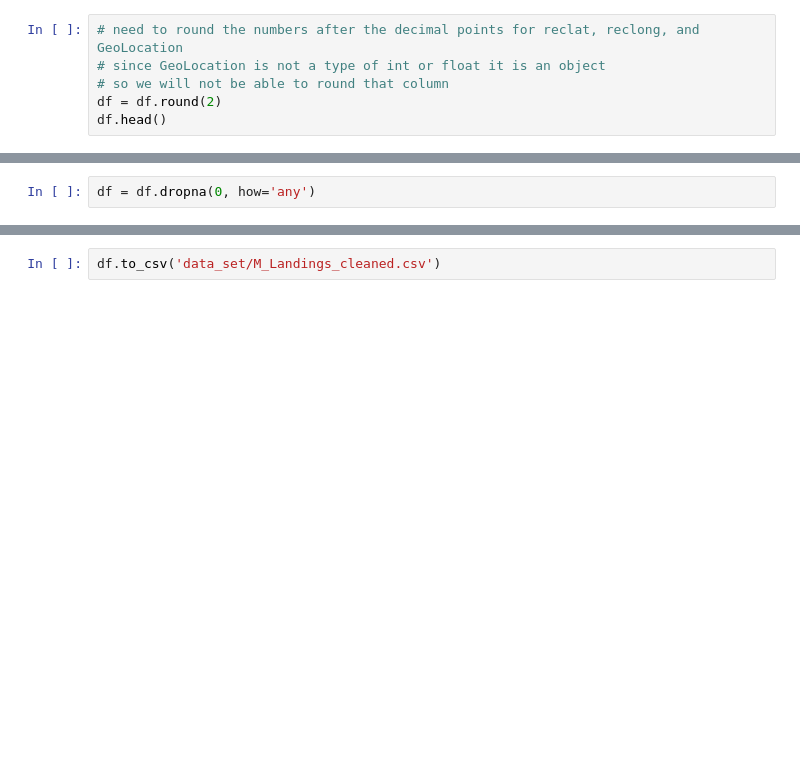
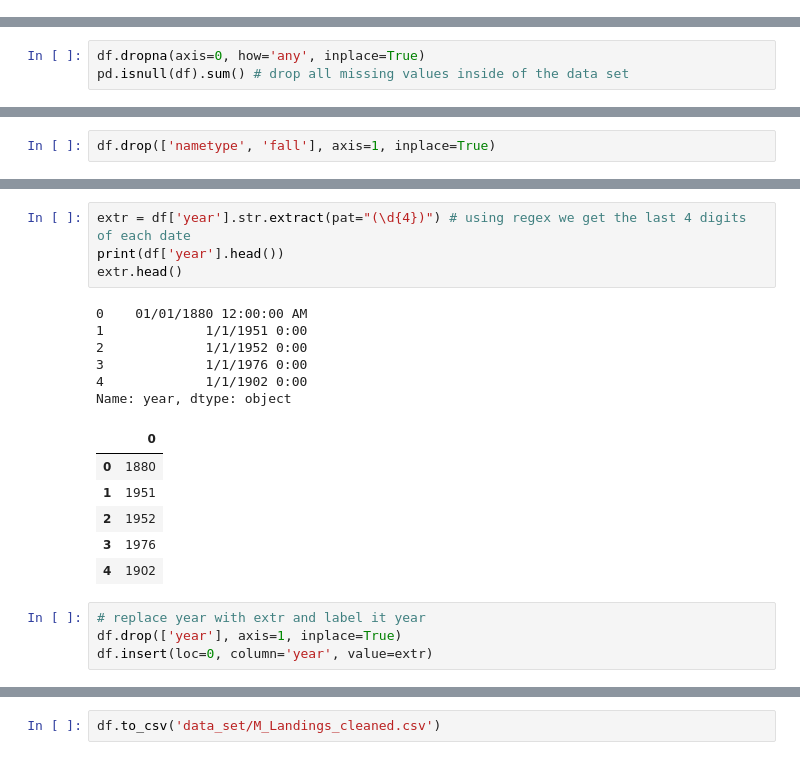
Before and after one commit to CraigMariani/MeteorLandings, a Jupyter notebook: cleaner.ipynb, the cells around one changed output, grey strips where cells are left out. Drawn from its saved outputs; the diff is of its cells as text; blank space fills up the shorter version.

```diff
--- a/cleaner.ipynb
+++ b/cleaner.ipynb
@@ -94,6 +19,0 @@ df.head()
-# %%
-# need to round the numbers after the decimal points for reclat, reclong, and GeoLocation
-# since GeoLocation is not a type of int or float it is an object
-# so we will not be able to round that column
-df = df.round(2)
-df.head()
@@ -138,2 +19,0 @@ df.shape
-# %%
-df = df.dropna(0, how='any')
@@ -139,0 +64,3 @@ df = df.dropna(0, how='any')
+# %%
+df.dropna(axis=0, how='any', inplace=True)
+pd.isnull(df).sum() # drop all missing values inside of the data set
@@ -139,0 +135,2 @@ df = df.dropna(0, how='any')
+# %%
+df.drop(['nametype', 'fall'], axis=1, inplace=True)
@@ -139,0 +159,21 @@ df = df.dropna(0, how='any')
+# %%
+extr = df['year'].str.extract(pat="(\d{4})") # using regex we get the last 4 digits of each date
+print(df['year'].head())
+extr.head()
+# %% [output]
+0    01/01/1880 12:00:00 AM
+1             1/1/1951 0:00
+2             1/1/1952 0:00
+3             1/1/1976 0:00
+4             1/1/1902 0:00
+Name: year, dtype: object
+|  | 0 |
+| 0 | 1880 |
+| 1 | 1951 |
+| 2 | 1952 |
+| 3 | 1976 |
+| 4 | 1902 |
+# %%
+# replace year with extr and label it year
+df.drop(['year'], axis=1, inplace=True)
+df.insert(loc=0, column='year', value=extr)
```
Also changed, not shown: parts of 41 cells of this notebook, 2 other files.
